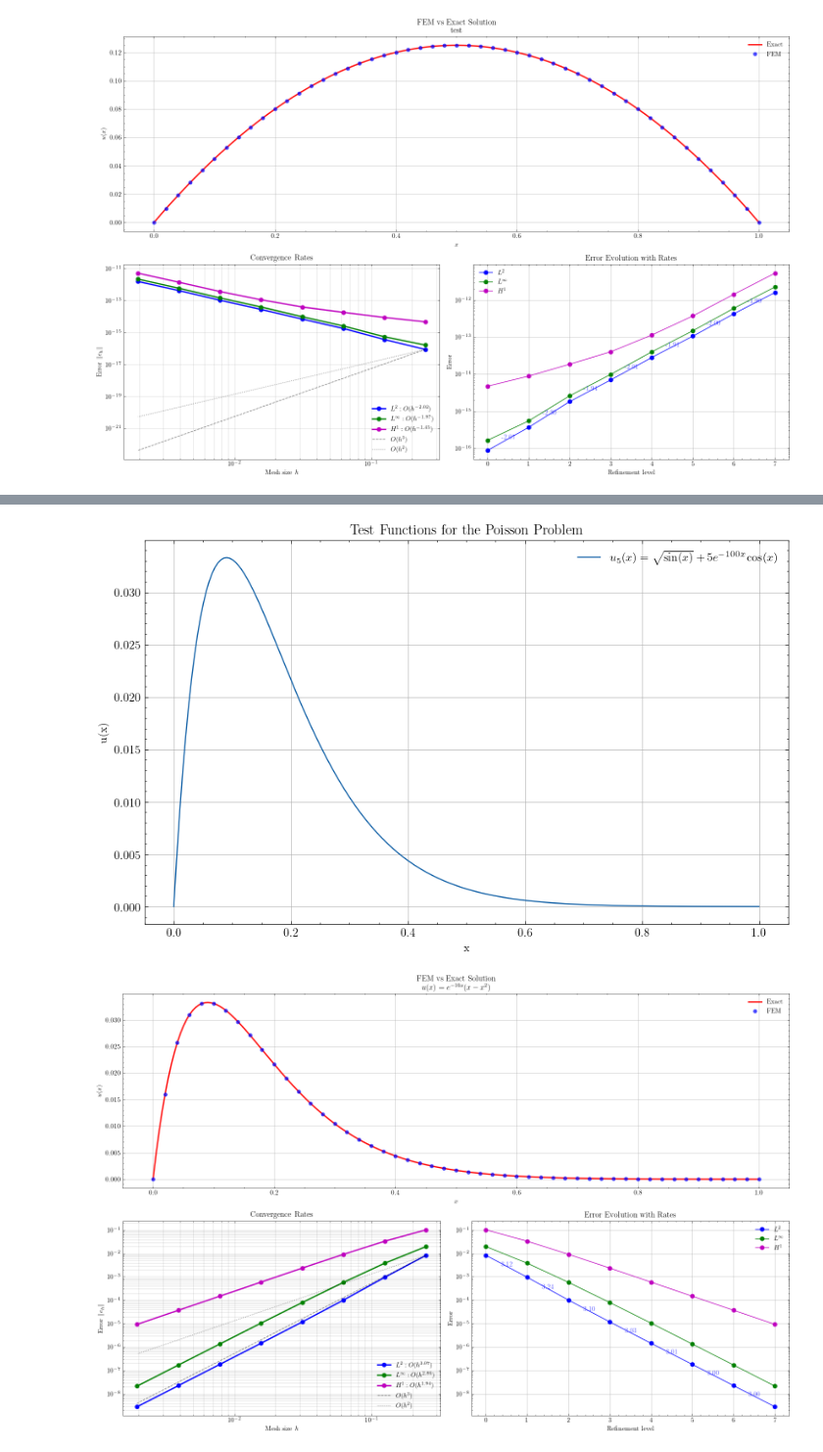
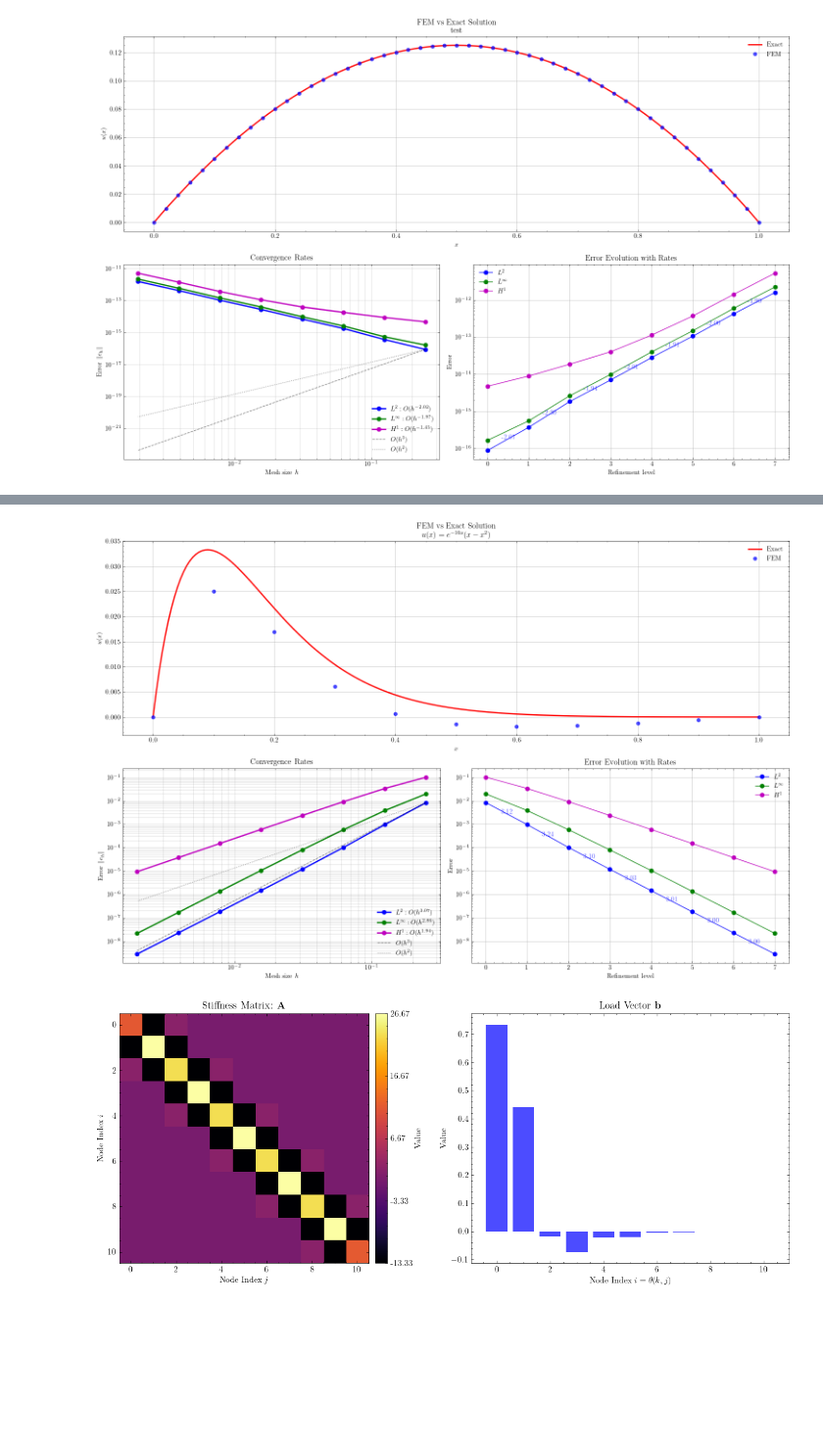
Before and after one commit to TrymSaether/TMA4212-Project-2-FEM, a Jupyter notebook: main.ipynb, the cells around one changed output, grey strips where cells are left out. Shown at 98% size. Drawn from its saved outputs; the diff is of its cells as text; code cells hidden in the pictures; blank space fills up the shorter version.

```diff
--- a/main.ipynb
+++ b/main.ipynb
@@ -249,37 +198,29 @@ L²: 3.03    L∞: 3.04    H¹: 2.00
 # %%
 x = sp.symbols('x')
 
 u2_sym = sp.exp(-10 * x) * (x - x**2)
 du2_sym = sp.diff(u2_sym, x)
 ddu2_sym = sp.diff(du2_sym, x)
 f2_sym = -ddu2_sym
 
 u2   = sp.lambdify(x, u2_sym, 'numpy')
 du2  = sp.lambdify(x, du2_sym, 'numpy')
 ddu2 = sp.lambdify(x, ddu2_sym, 'numpy')
 f2   = sp.lambdify(x, f2_sym, 'numpy')
 
 label2 = r"$u(x) = e^{-10x}(x-x^2)$"
-xx = np.linspace(0, 1, 200)
-plt.figure(figsize=(10, 6))
-plt.plot(xx, u2(xx), label=r'$u_5(x)=\sqrt{\sin(x)} + 5e^{-100x}\cos(x)$')
-plt.xlabel('x')
-plt.ylabel('u(x)')
-plt.title('Test Functions for the Poisson Problem')
-plt.legend()
-plt.grid(True)
-plt.show()
+
 ex2 = Poisson(
-    M=25,
+    M=5,
     f=f2,
     u_exact=u2,
     d_exact=du2,
     dd_exact=ddu2,
 )
 ex2.solve()
 x, uh = ex2.get_solution()
-plot_convergence(ex2, name="ex2",label=label2, savefig=False)
-plot_stiffness_matrix_and_load_vector(ex2, name="ex2", savefig=False)
+plot_convergence(ex2, name="smooth_damped",label=label2, savefig=True)
+plot_stiffness_matrix_and_load_vector(ex2, name="smooth_damped", savefig=True)
 # %% [output]
-[figure, old version]
+[figure, new version]
-[figure, old version]
+[figure, new version]
```
Also changed, not shown: parts of 8 cells of this notebook, 9 other files.
